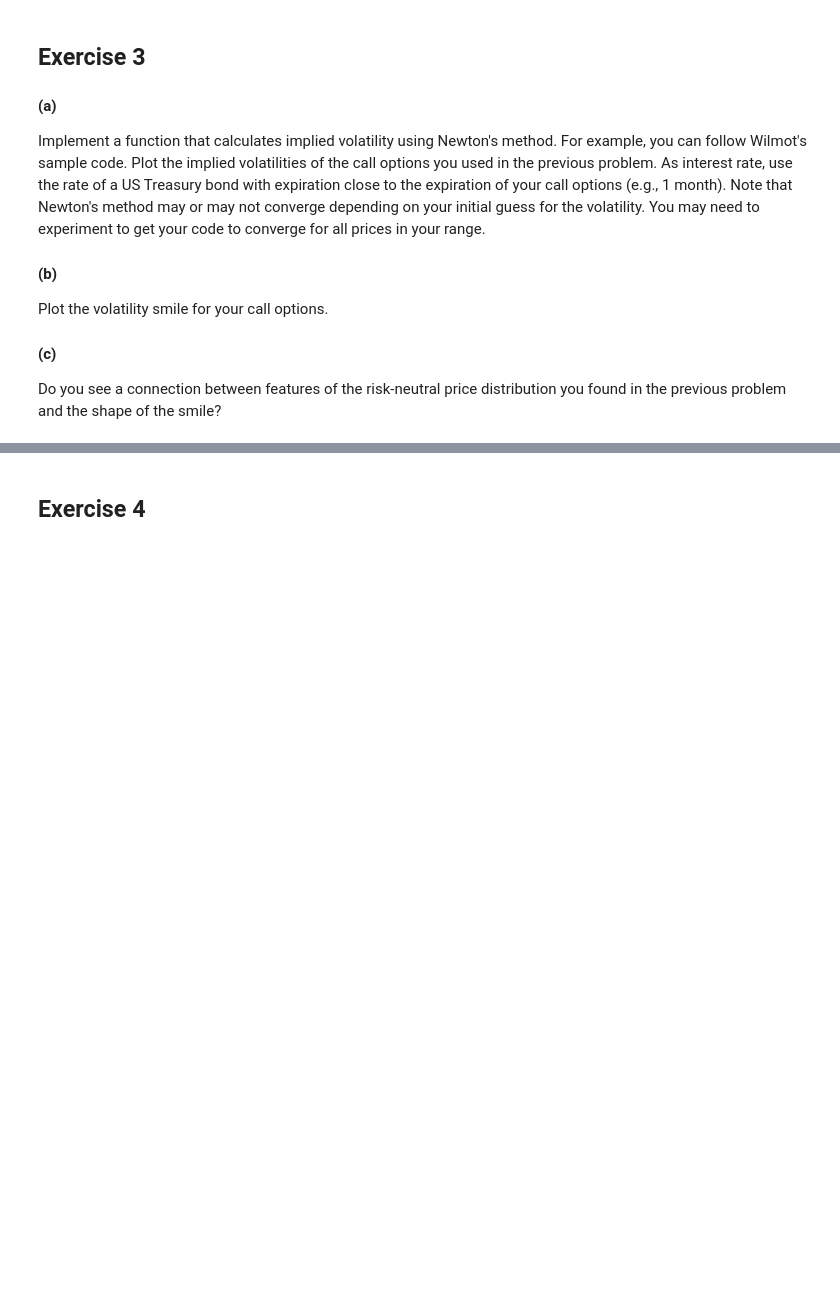
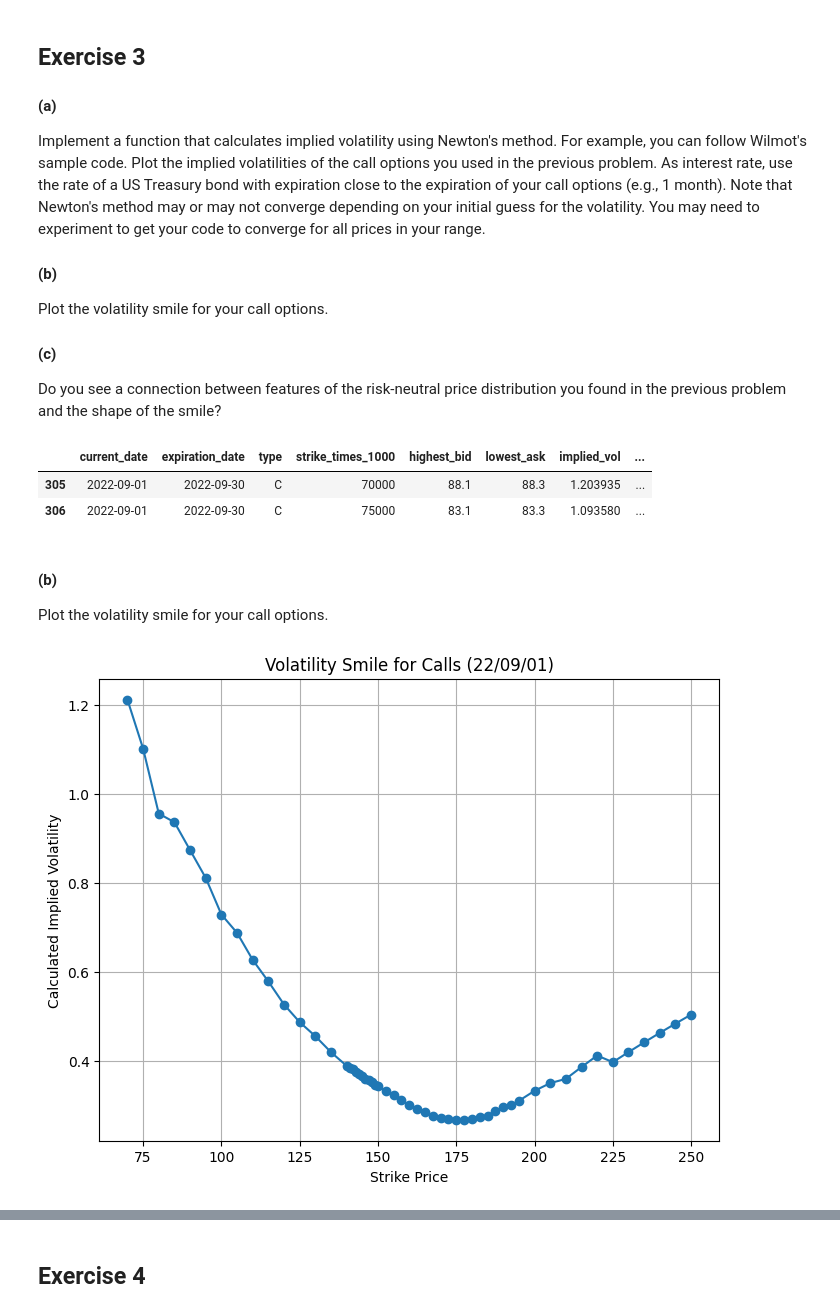
Before and after one commit to alexcraig043/math-86, a Jupyter notebook: homeworks/hw3/hw3.ipynb, the cells around one changed output, grey strips where cells are left out. Drawn from its saved outputs; the diff is of its cells as text; code cells hidden in the pictures; blank space fills up the shorter version.

```diff
--- a/homeworks/hw3/hw3.ipynb
+++ b/homeworks/hw3/hw3.ipynb
@@ -371,3 +368,10 @@ Plot the volatility smile for your call options.
 
 #### (c)
 Do you see a connection between features of the risk-neutral price distribution you found in the previous problem and the shape of the smile?
+# %%
+## Set 1-month interest rate on 22/09/01 from FRED
+interest_rate = 2.53/100
+
+## Set AAPL and TSLA prices on 22/09/01 from CRSP
+AAPL_price = 157.9600067
+TSLA_price = 277.1600037
@@ -373,0 +440,38 @@ Do you see a connection between features of the risk-neutral price distribution
+# %%
+## Calculate implied volatilities for each call option
+df_calls['calculated_implied_vol'] = df_calls.apply(
+    lambda row: implied_volatility(
+        S=AAPL_price,
+        K=row['strike'],
+        T=row['days_to_expire'] / 365.0,
+        r=interest_rate,
+        call_price=row['mid_price']
+    ),
+    axis=1
+)
+# %%
+df_calls.head(2)
+# %% [output]
+|  | current_date | expiration_date | type | strike_times_1000 | highest_bid | lowest_ask | implied_vol | ... |
+| 305 | 2022-09-01 | 2022-09-30 | C | 70000 | 88.1 | 88.3 | 1.203935 | ... |
+| 306 | 2022-09-01 | 2022-09-30 | C | 75000 | 83.1 | 83.3 | 1.093580 | ... |
+# %% [markdown]
+#### (b)
+Plot the volatility smile for your call options.
+# %%
+import matplotlib.pyplot as plt
+
+plt.figure(figsize=(8, 6))
+
+## Sort the dataframe by strike price
+df_calls_sorted = df_calls.sort_values(by='strike')
+
+## Plot volatility smile
+plt.plot(df_calls['strike'], df_calls['calculated_implied_vol'], marker='o', linestyle='-')
+plt.xlabel('Strike Price')
+plt.ylabel('Calculated Implied Volatility')
+plt.title('Volatility Smile for Calls (22/09/01)')
+plt.grid(True)
+plt.show()
+# %% [output]
+[figure, added]
```
Also changed, not shown: parts of 4 cells of this notebook.
